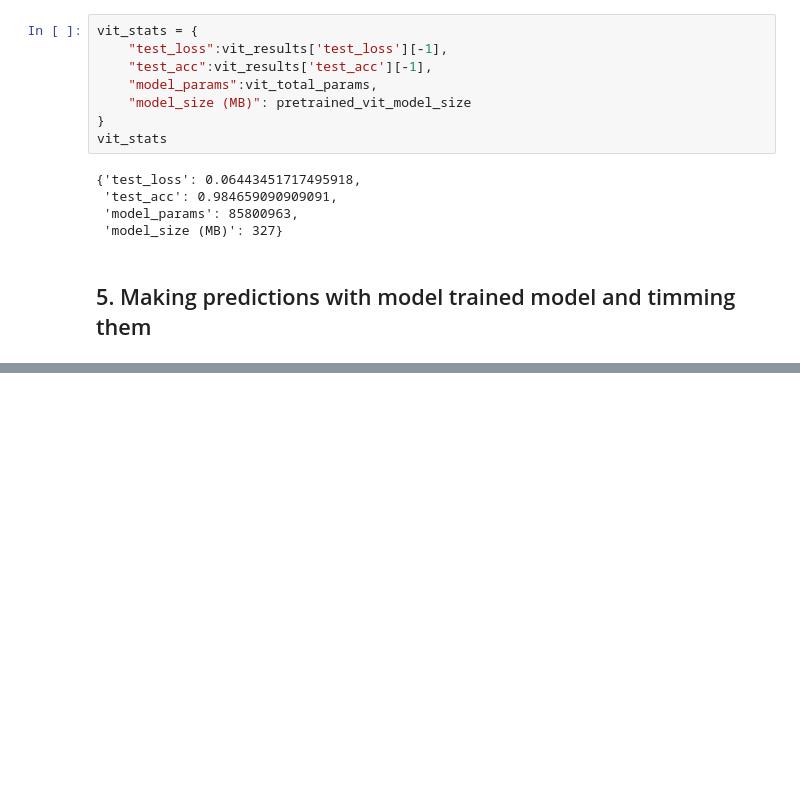
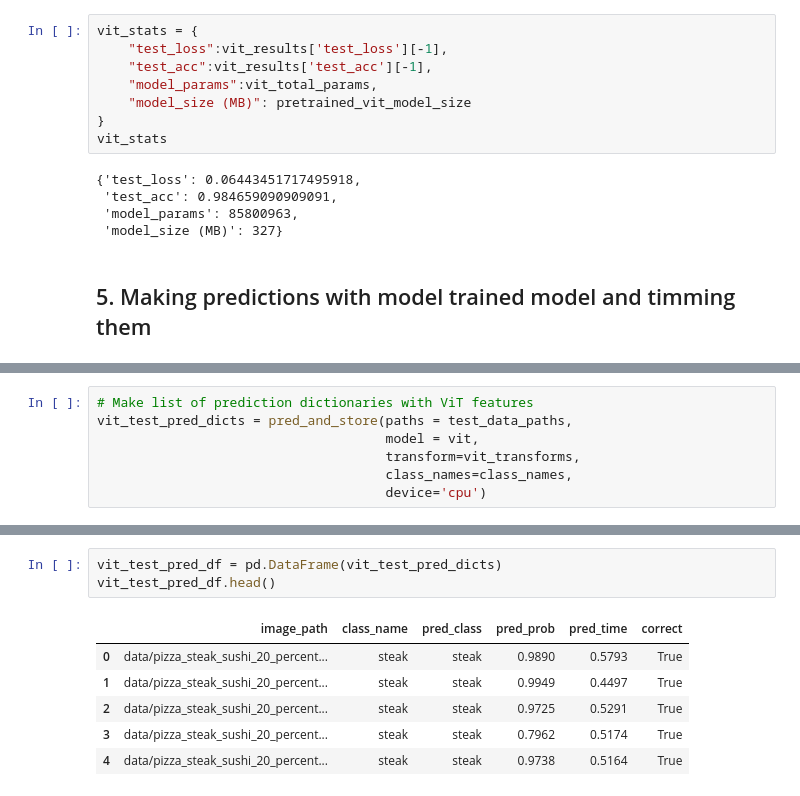
Before and after one commit to dileep9968/pytorch, a Jupyter notebook: 09_pytorch_model_deployment.ipynb, the cells around one changed output, grey strips where cells are left out. Drawn from its saved outputs; the diff is of its cells as text; blank space fills up the shorter version.

```diff
--- a/09_pytorch_model_deployment.ipynb
+++ b/09_pytorch_model_deployment.ipynb
@@ -345,0 +469,7 @@ vit_stats
+# %%
+# Make list of prediction dictionaries with ViT features
+vit_test_pred_dicts = pred_and_store(paths = test_data_paths,
+                                     model = vit,
+                                     transform=vit_transforms,
+                                     class_names=class_names,
+                                     device='cpu')
@@ -345,0 +491,10 @@ vit_stats
+# %%
+vit_test_pred_df = pd.DataFrame(vit_test_pred_dicts)
+vit_test_pred_df.head()
+# %% [output]
+|  | image_path | class_name | pred_class | pred_prob | pred_time | correct |
+| 0 | data/pizza_steak_sushi_20_percent... | steak | steak | 0.9890 | 0.5793 | True |
+| 1 | data/pizza_steak_sushi_20_percent... | steak | steak | 0.9949 | 0.4497 | True |
+| 2 | data/pizza_steak_sushi_20_percent... | steak | steak | 0.9725 | 0.5291 | True |
+| 3 | data/pizza_steak_sushi_20_percent... | steak | steak | 0.7962 | 0.5174 | True |
+| 4 | data/pizza_steak_sushi_20_percent... | steak | steak | 0.9738 | 0.5164 | True |
```
Also changed, not shown: parts of 13 cells of this notebook.
